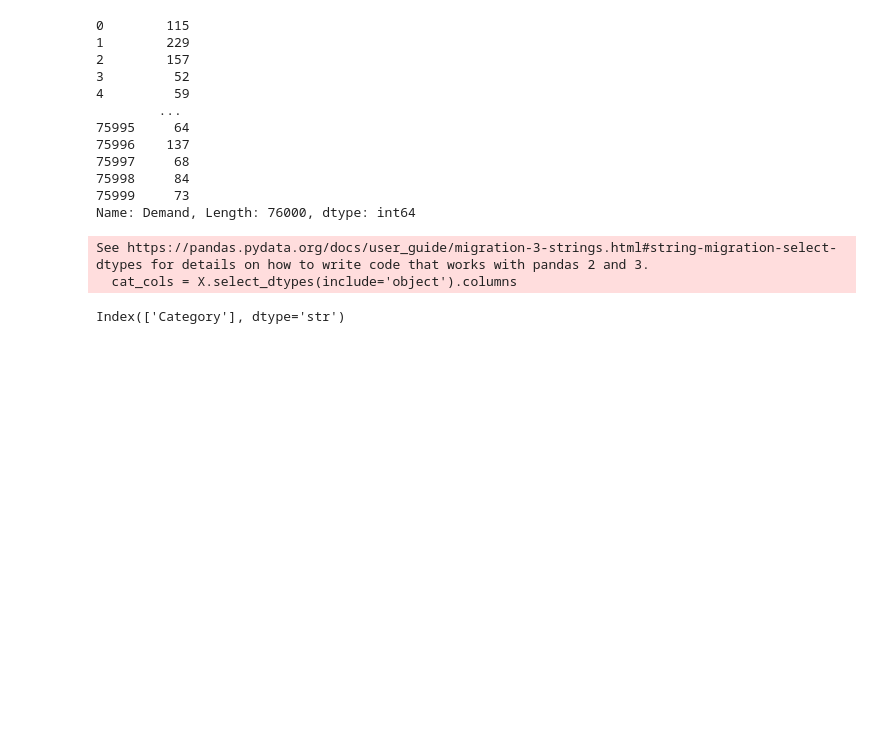
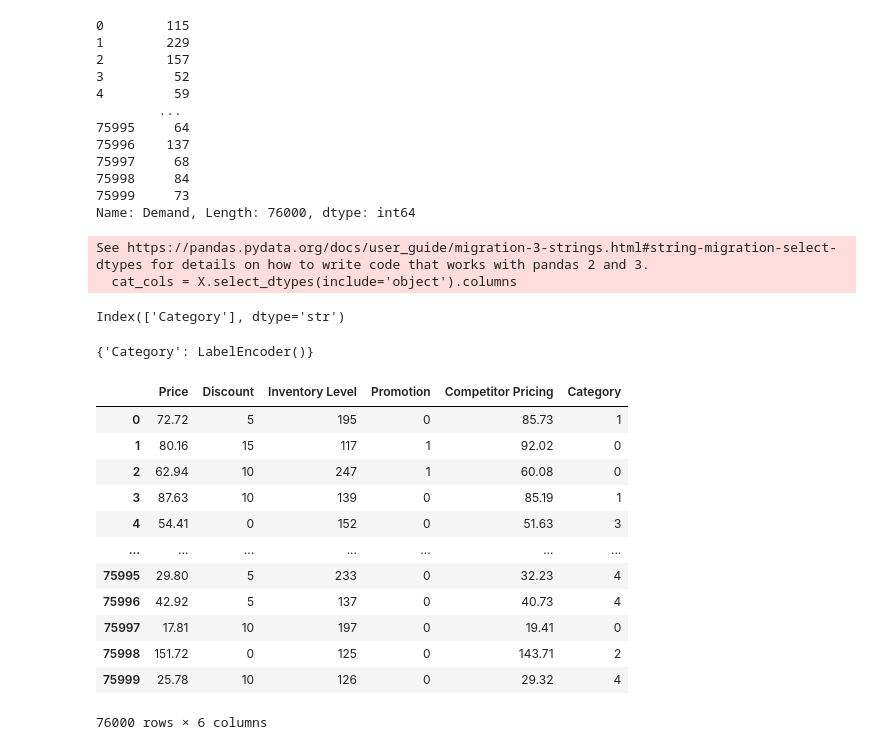
Before and after one commit to RaviNamdeoo/Demand_Forecasting, a Jupyter notebook: ml_demand_forecasting.ipynb, the cells around one changed output. Saved outputs shown, nothing was run; the diff lists cells and outputs as text; code cells hidden in the pictures; blank space fills up the shorter version.

```diff
--- a/ml_demand_forecasting.ipynb
+++ b/ml_demand_forecasting.ipynb
@@ -71,4 +71,25 @@ Index(['Category'], dtype='str')
 # %%
 for col in cat_cols:
     le = LabelEncoder()
-    X[col] = le.fit_transform(X)
+    X[col] = le.fit_transform(X[col])
+    label_encoders[col] =  le
+# %%
+label_encoders
+# %% [output]
+{'Category': LabelEncoder()}
+# %%
+X
+# %% [output]
+|  | Price | Discount | Inventory Level | Promotion | Competitor Pricing | Category |
+| 0 | 72.72 | 5 | 195 | 0 | 85.73 | 1 |
+| 1 | 80.16 | 15 | 117 | 1 | 92.02 | 0 |
+| 2 | 62.94 | 10 | 247 | 1 | 60.08 | 0 |
+| 3 | 87.63 | 10 | 139 | 0 | 85.19 | 1 |
+| 4 | 54.41 | 0 | 152 | 0 | 51.63 | 3 |
+| ... | ... | ... | ... | ... | ... | ... |
+| 75995 | 29.80 | 5 | 233 | 0 | 32.23 | 4 |
+| 75996 | 42.92 | 5 | 137 | 0 | 40.73 | 4 |
+| 75997 | 17.81 | 10 | 197 | 0 | 19.41 | 0 |
+| 75998 | 151.72 | 0 | 125 | 0 | 143.71 | 2 |
+| 75999 | 25.78 | 10 | 126 | 0 | 29.32 | 4 |
+76000 rows × 6 columns
```
Also changed, not shown: parts of 18 cells of this notebook, 4 other files.
